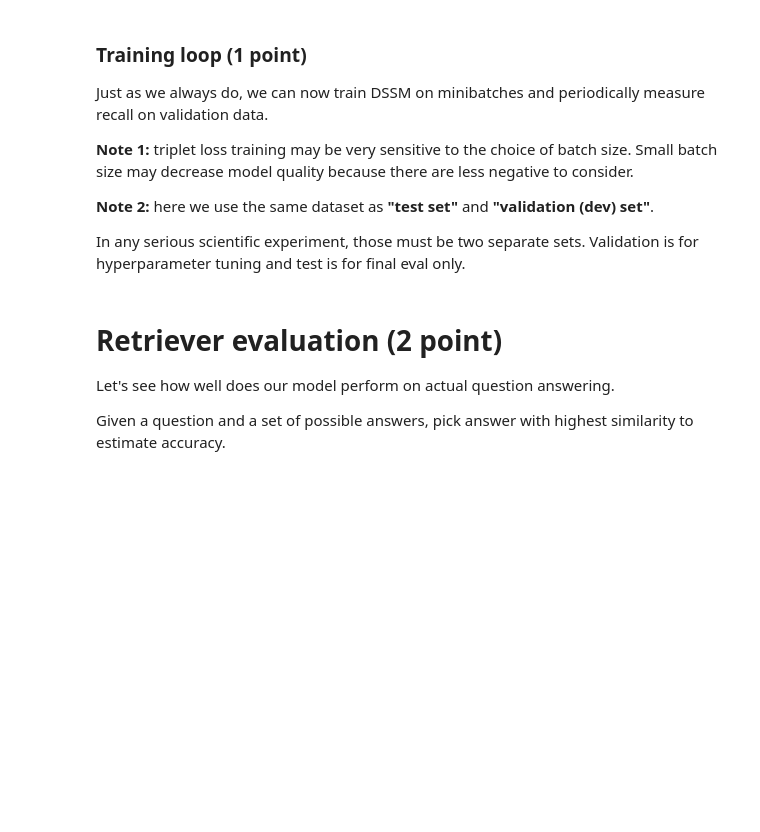
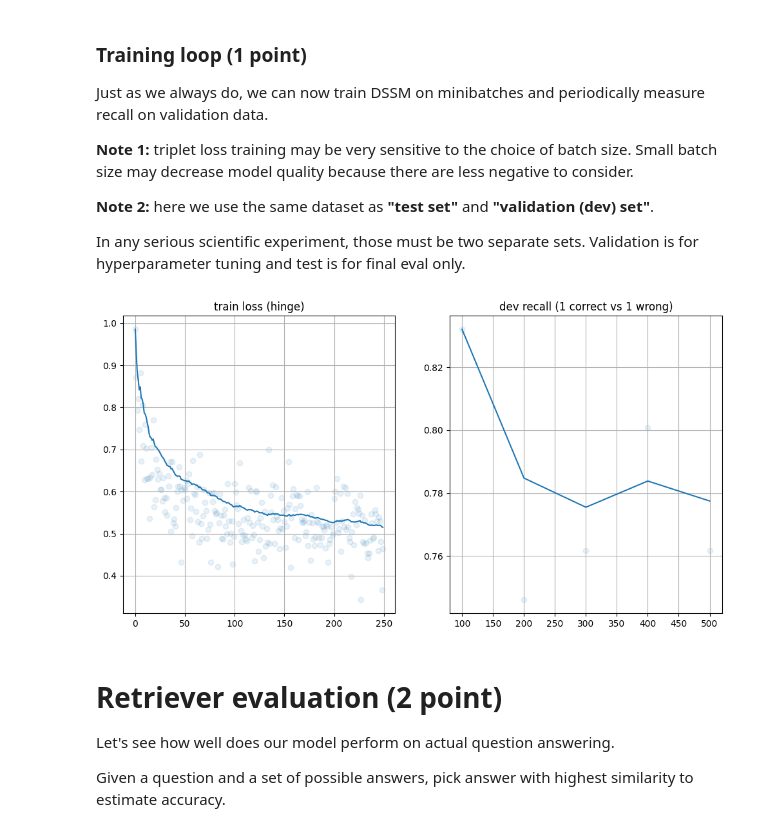
Before and after one commit to viktor20061989/Feaforall, a Jupyter notebook: week12_retrieval/practice.ipynb, the cells around one changed output. Cells and saved outputs as stored; diff of their text form; code cells hidden in the pictures; blank space fills up the shorter version.

```diff
--- a/week12_retrieval/practice.ipynb
+++ b/week12_retrieval/practice.ipynb
@@ -350,10 +337,18 @@ import pandas as pd
 from IPython.display import clear_output
 from tqdm import tqdm
 
+device = "cuda" if torch.cuda.is_available() else "cpu"
 
-# Initialize model, optimizers, anything else you want
-<YOUR CODE HERE>
+question_vectorizer = Vectorizer(hid_size=256).to(device)
+answer_vectorizer   = Vectorizer(hid_size=256).to(device)
 
+params = list(question_vectorizer.parameters()) + list(answer_vectorizer.parameters())
+
+optimizer = optim.Adam(params, lr=1e-3)
+
+batch_size = 256
+train_batches = iterate_minibatches(train, batch_size=batch_size, cycle=True)
+dev_batches   = iterate_minibatches(test,  batch_size=batch_size, cycle=True)
 
 ewma = lambda x, span: pd.DataFrame({'x': x})['x'].ewm(span=span).mean().values
 dev_batches = iterate_minibatches(test, batch_size=256, cycle=True)
@@ -362,34 +357,49 @@ dev_recall_history = []
 # %%
 # infinite training loop. Stop it manually or implement early stopping
 
 for batch in iterate_minibatches(train, batch_size=256, cycle=True):
 
-    # Perform one training step
-    <YOUR CODE>
+    questions = list(batch['questions'])
+    correct   = list(batch['correct_answers'])
+    wrong     = list(batch['wrong_answers'])
 
+    vq  = question_vectorizer(questions)
+    vaP = answer_vectorizer(correct)
+    vaN = answer_vectorizer(wrong)
 
-    loss_t = <...>
+    losses = compute_loss(vq, vaP, vaN, delta=1.0)
+    loss_t = losses.mean()
+
+    optimizer.zero_grad()
+    loss_t.backward()
+    optimizer.step()
+
     loss_history.append(float(loss_t))
 
     if len(loss_history) % 50 == 0:
-        # measure dev recall = P(correct_is_closer_than_wrong | q, a+, a-)
         dev_batch = next(dev_batches)
 
-        recall_t = <COMPUTE RECALL HERE>
+        recall_t = get_recall(
+            dev_batch['questions'],
+            dev_batch['correct_answers'],
+            dev_batch['wrong_answers']
+        )
 
         dev_recall_history.append(recall_t)
 
     if len(loss_history) % 50 == 0:
         clear_output(True)
         plt.figure(figsize=[12, 6])
         plt.subplot(1, 2, 1), plt.title('train loss (hinge)'), plt.grid()
         plt.scatter(np.arange(len(loss_history)), loss_history, alpha=0.1)
         plt.plot(ewma(loss_history, span=100))
         plt.subplot(1, 2, 2), plt.title('dev recall (1 correct vs 1 wrong)'), plt.grid()
         dev_time = np.arange(1, len(dev_recall_history) + 1) * 100
         plt.scatter(dev_time, dev_recall_history, alpha=0.1)
         plt.plot(dev_time, ewma(dev_recall_history, span=10))
         plt.show()
+# %% [output]
+[figure, added]
 # %%
 print("Mean recall:", np.mean(dev_recall_history[-10:]))
 assert np.mean(dev_recall_history[-10:]) > 0.85, "Please train for at least 85% recall on test set. "\
```
Also changed, not shown: parts of 8 cells of this notebook.
